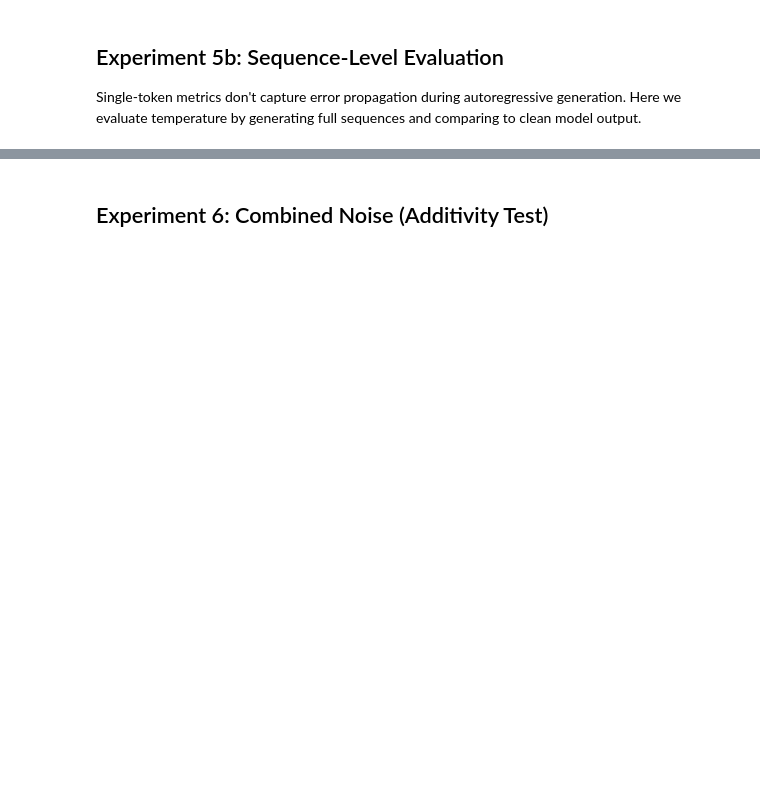
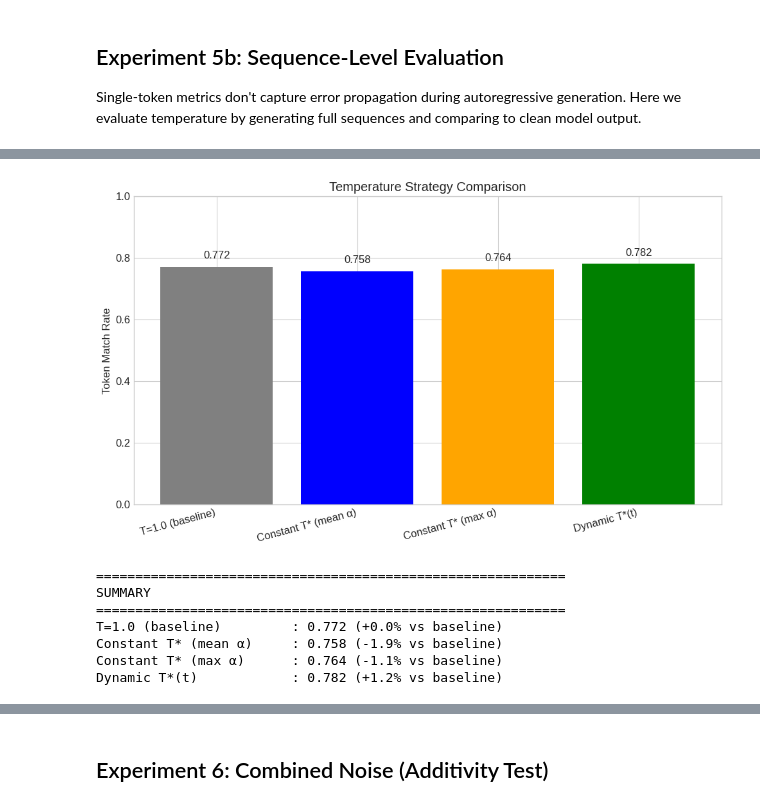
Before and after one commit to maralkh/sampling_temperature_calibration, a Jupyter notebook: temperature_scaling.ipynb, the cells around one changed output, grey strips where cells are left out. Saved outputs shown, nothing was run; the diff lists cells and outputs as text; code cells hidden in the pictures; blank space fills up the shorter version.

```diff
--- a/temperature_scaling.ipynb
+++ b/temperature_scaling.ipynb
@@ -776,0 +1067,40 @@ print(f"\n→ Sequence-level best T is closer to predicted T* than single-token
+# %%
+# Plot comparison
+fig, ax = plt.subplots(figsize=(10, 6))
+
+strategies = [r['strategy'] for r in results_comparison]
+scores = [r['score'] for r in results_comparison]
+colors = ['gray', 'blue', 'orange', 'green']
+
+bars = ax.bar(strategies, scores, color=colors)
+ax.set_ylabel('Token Match Rate')
+ax.set_title('Temperature Strategy Comparison')
+ax.set_ylim(0, 1)
+
+# Add value labels
+for bar, score in zip(bars, scores):
+    ax.text(bar.get_x() + bar.get_width()/2, bar.get_height() + 0.02,
+            f'{score:.3f}', ha='center', va='bottom', fontsize=12)
+
+plt.xticks(rotation=15, ha='right')
+plt.tight_layout()
+plt.savefig('temperature_strategy_comparison.png', dpi=150, bbox_inches='tight')
+plt.show()
+
+# Summary
+print("\n" + "="*60)
+print("SUMMARY")
+print("="*60)
+baseline = results_comparison[0]['score']
+for r in results_comparison:
+    improvement = (r['score'] - baseline) / baseline * 100
+    print(f"{r['strategy']:<25}: {r['score']:.3f} ({improvement:+.1f}% vs baseline)")
+# %% [output]
+[figure, added]
+============================================================
+SUMMARY
+============================================================
+T=1.0 (baseline)         : 0.772 (+0.0% vs baseline)
+Constant T* (mean α)     : 0.758 (-1.9% vs baseline)
+Constant T* (max α)      : 0.764 (-1.1% vs baseline)
+Dynamic T*(t)            : 0.782 (+1.2% vs baseline)
```
Also changed, not shown: parts of 35 cells of this notebook.
